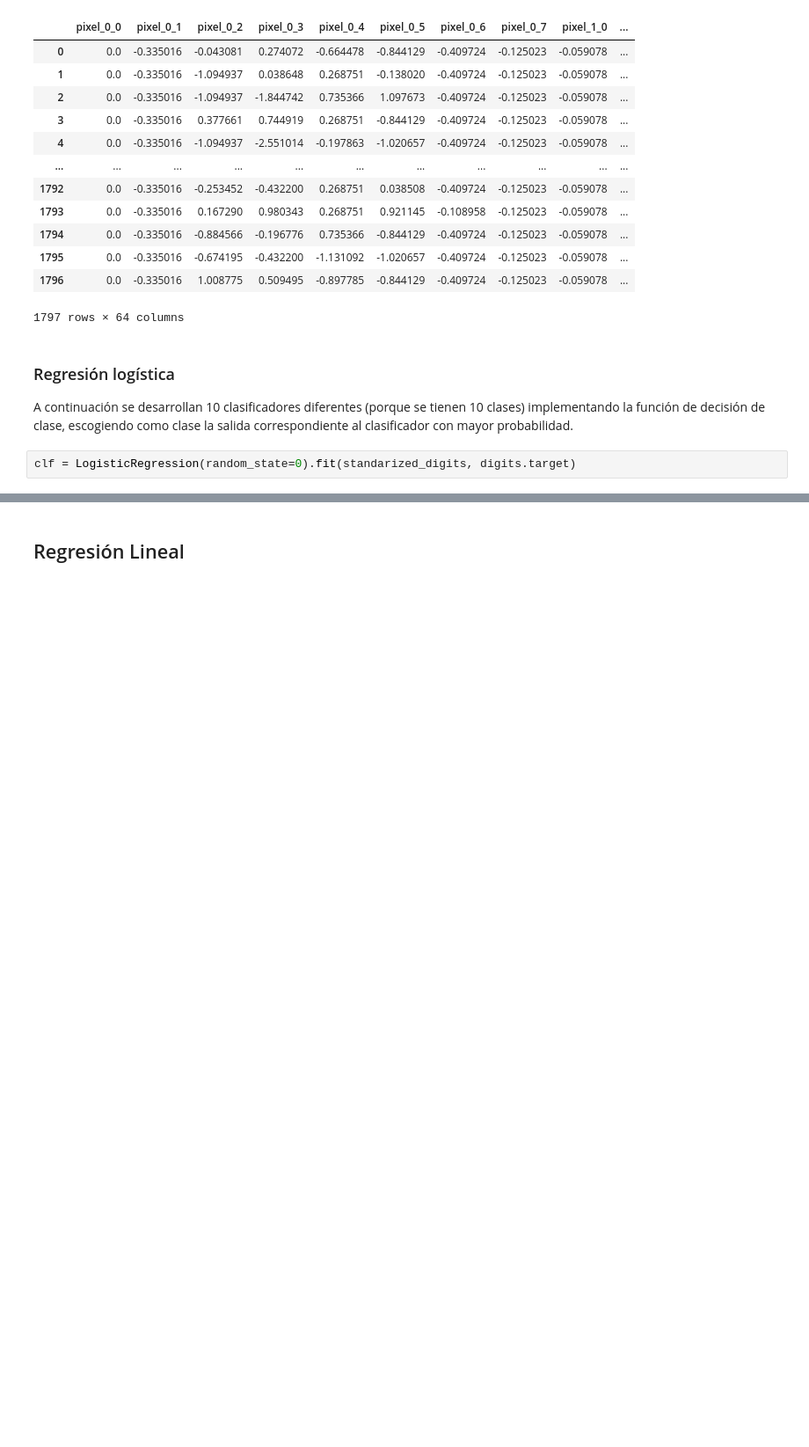
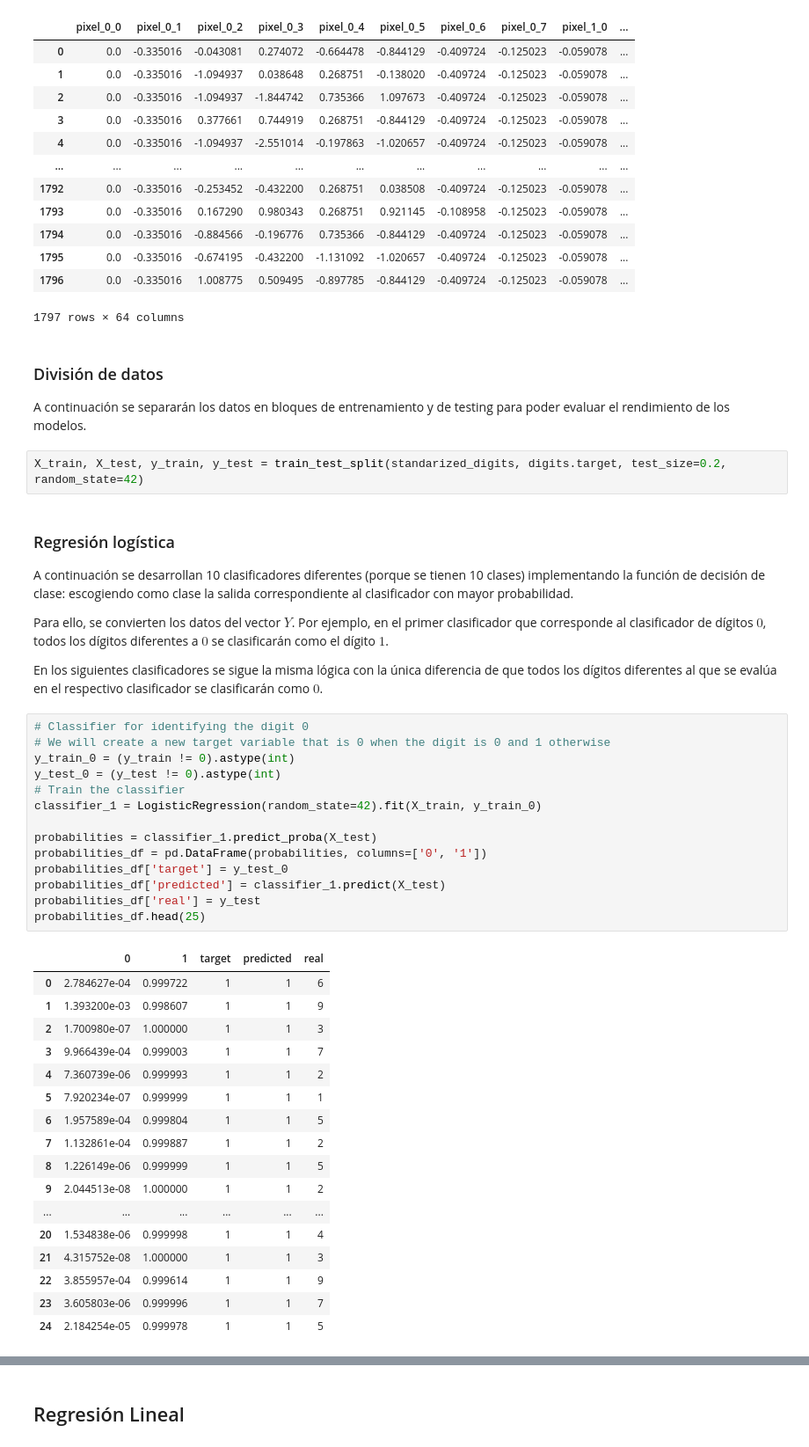
Before and after one commit to MonicaCabanas23/Clasificacion-y-Regresion-Lineal, a Jupyter notebook: Clasificacion_y_Regresion_Lineal.ipynb, the cells around one changed output, grey strips where cells are left out. Shown: that part at 88% size. Saved outputs shown, nothing was run; the diff lists cells and outputs as text; blank space fills up the shorter version.

Commit message:
:sparkles: Adding 10 clasifiers for digits

```diff
--- a/Clasificacion_y_Regresion_Lineal.ipynb
+++ b/Clasificacion_y_Regresion_Lineal.ipynb
@@ -104,9 +105,49 @@ pd.DataFrame(standarized_digits, columns=digits_df.data.columns)
 | 1795 | 0.0 | -0.335016 | -0.674195 | -0.432200 | -1.131092 | -1.020657 | -0.409724 | -0.125023 | -0.059078 | ... |
 | 1796 | 0.0 | -0.335016 | 1.008775 | 0.509495 | -0.897785 | -0.844129 | -0.409724 | -0.125023 | -0.059078 | ... |
 1797 rows × 64 columns
+# %% [markdown]
+### División de datos
+
+A continuación se separarán los datos en bloques de entrenamiento y de testing para poder evaluar el rendimiento de los modelos.
+# %%
+X_train, X_test, y_train, y_test = train_test_split(standarized_digits, digits.target, test_size=0.2, random_state=42)
 # %% [markdown]
 ### Regresión logística
 
-A continuación se desarrollan 10 clasificadores diferentes (porque se tienen 10 clases) implementando la función de decisión de clase, escogiendo como clase la salida correspondiente al clasificador con mayor probabilidad.
+A continuación se desarrollan 10 clasificadores diferentes (porque se tienen 10 clases) implementando la función de decisión de clase: escogiendo como clase la salida correspondiente al clasificador con mayor probabilidad.
+
+Para ello, se convierten los datos del vector $Y$. Por ejemplo, en el primer clasificador que corresponde al clasificador de dígitos $0$, todos los dígitos diferentes a $0$ se clasificarán como el dígito $1$.
+
+En los siguientes clasificadores se sigue la misma lógica con la única diferencia de que todos los dígitos diferentes al que se evalúa en el respectivo clasificador se clasificarán como $0$.
-# %%
-clf = LogisticRegression(random_state=0).fit(standarized_digits, digits.target)
+# %%
+# Classifier for identifying the digit 0
+# We will create a new target variable that is 0 when the digit is 0 and 1 otherwise
+y_train_0 = (y_train != 0).astype(int)
+y_test_0 = (y_test != 0).astype(int)
+# Train the classifier
+classifier_1 = LogisticRegression(random_state=42).fit(X_train, y_train_0)
+
+probabilities = classifier_1.predict_proba(X_test)
+probabilities_df = pd.DataFrame(probabilities, columns=['0', '1'])
+probabilities_df['target'] = y_test_0
+probabilities_df['predicted'] = classifier_1.predict(X_test)
+probabilities_df['real'] = y_test
+probabilities_df.head(25)
+# %% [output]
+|  | 0 | 1 | target | predicted | real |
+| 0 | 2.784627e-04 | 0.999722 | 1 | 1 | 6 |
+| 1 | 1.393200e-03 | 0.998607 | 1 | 1 | 9 |
+| 2 | 1.700980e-07 | 1.000000 | 1 | 1 | 3 |
+| 3 | 9.966439e-04 | 0.999003 | 1 | 1 | 7 |
+| 4 | 7.360739e-06 | 0.999993 | 1 | 1 | 2 |
+| 5 | 7.920234e-07 | 0.999999 | 1 | 1 | 1 |
+| 6 | 1.957589e-04 | 0.999804 | 1 | 1 | 5 |
+| 7 | 1.132861e-04 | 0.999887 | 1 | 1 | 2 |
+| 8 | 1.226149e-06 | 0.999999 | 1 | 1 | 5 |
+| 9 | 2.044513e-08 | 1.000000 | 1 | 1 | 2 |
+| ... | ... | ... | ... | ... | ... |
+| 20 | 1.534838e-06 | 0.999998 | 1 | 1 | 4 |
+| 21 | 4.315752e-08 | 1.000000 | 1 | 1 | 3 |
+| 22 | 3.855957e-04 | 0.999614 | 1 | 1 | 9 |
+| 23 | 3.605803e-06 | 0.999996 | 1 | 1 | 7 |
+| 24 | 2.184254e-05 | 0.999978 | 1 | 1 | 5 |
```
Also changed, not shown: parts of 10 cells of this notebook.
